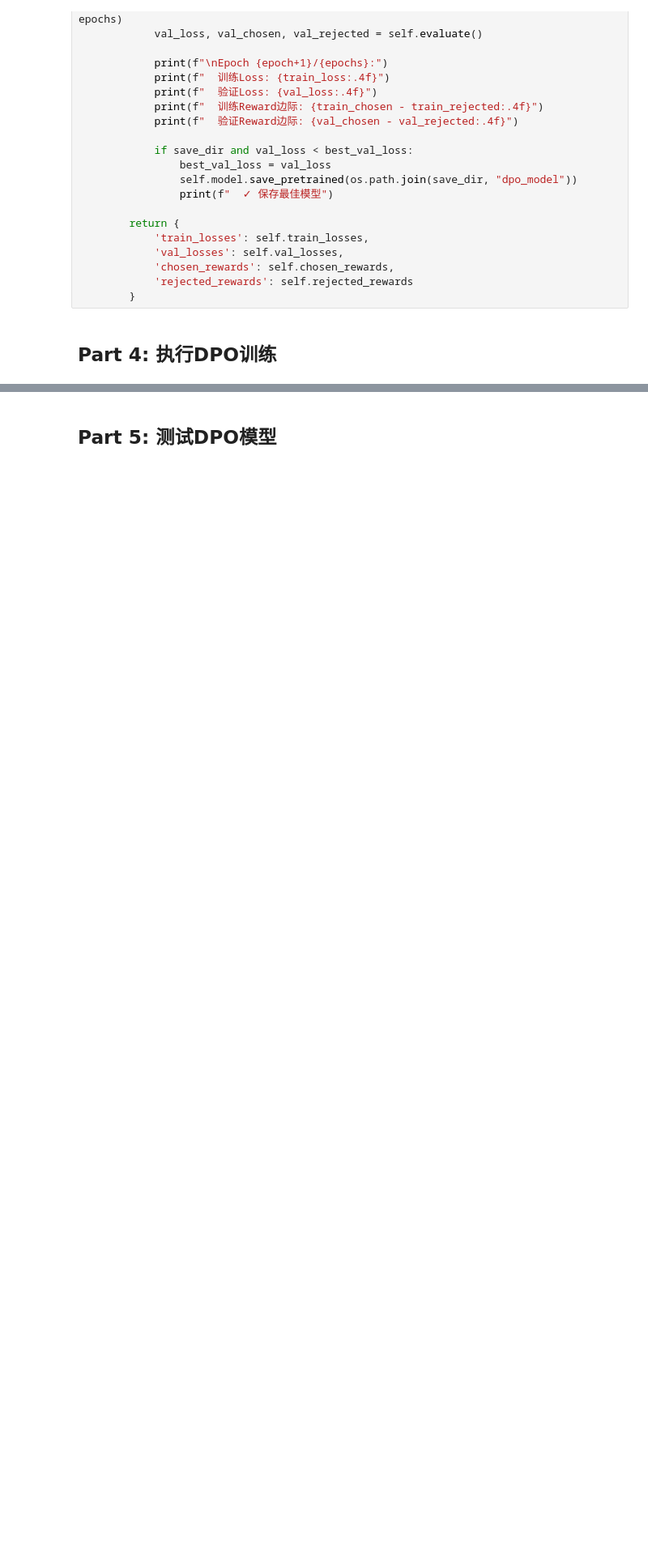
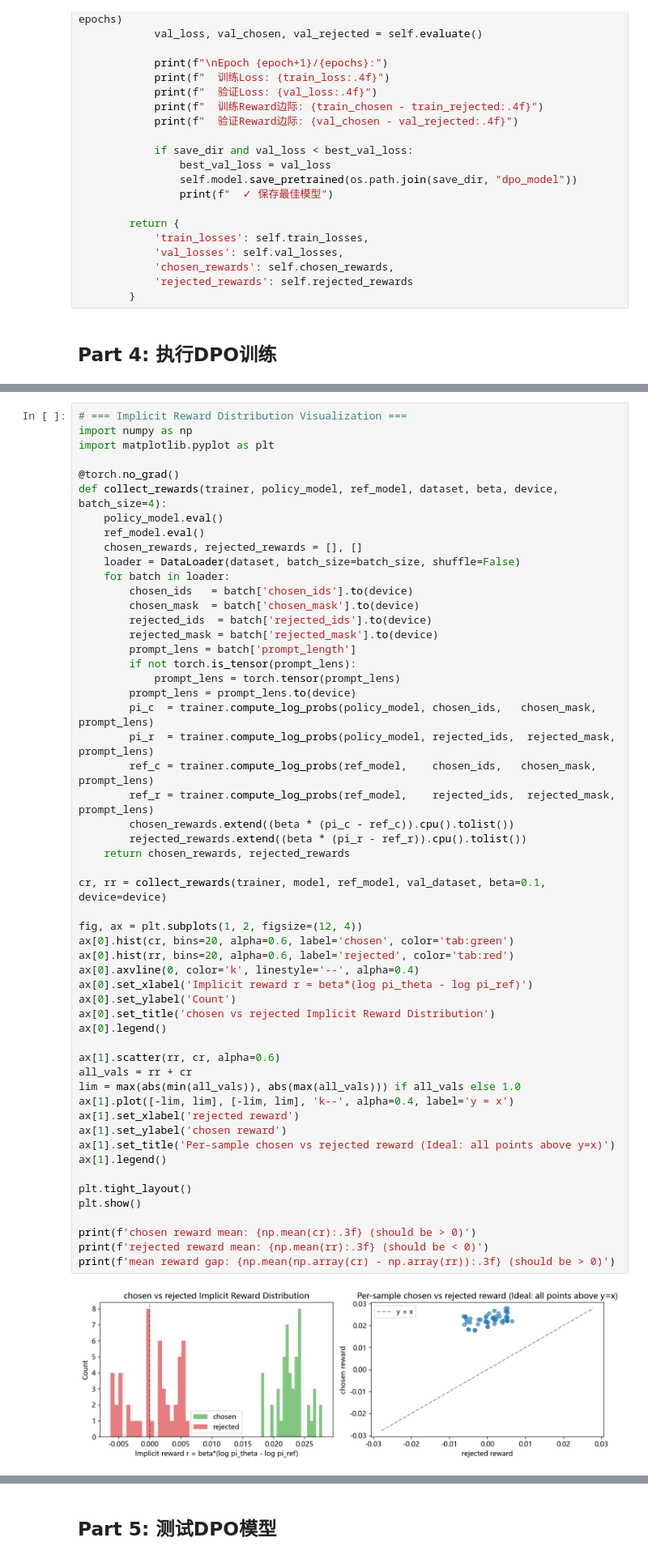
Before and after one commit to Greebbie/LLM-Agent-Core_Concept_Code, a Jupyter notebook: Custom_GPT_Training/04_DPO_Training.ipynb, the cells around one changed output, grey strips where cells are left out. Shown at 81% size. Drawn from its saved outputs; the diff is of its cells as text; blank space fills up the shorter version.

```diff
--- a/Custom_GPT_Training/04_DPO_Training.ipynb
+++ b/Custom_GPT_Training/04_DPO_Training.ipynb
@@ -604,0 +674,56 @@ print("(正值表示模型更偏好chosen回答)")
+# %%
+# === Implicit Reward Distribution Visualization ===
+import numpy as np
+import matplotlib.pyplot as plt
+
+@torch.no_grad()
+def collect_rewards(trainer, policy_model, ref_model, dataset, beta, device, batch_size=4):
+    policy_model.eval()
+    ref_model.eval()
+    chosen_rewards, rejected_rewards = [], []
+    loader = DataLoader(dataset, batch_size=batch_size, shuffle=False)
+    for batch in loader:
+        chosen_ids   = batch['chosen_ids'].to(device)
+        chosen_mask  = batch['chosen_mask'].to(device)
+        rejected_ids  = batch['rejected_ids'].to(device)
+        rejected_mask = batch['rejected_mask'].to(device)
+        prompt_lens = batch['prompt_length']
+        if not torch.is_tensor(prompt_lens):
+            prompt_lens = torch.tensor(prompt_lens)
+        prompt_lens = prompt_lens.to(device)
+        pi_c  = trainer.compute_log_probs(policy_model, chosen_ids,   chosen_mask,   prompt_lens)
+        pi_r  = trainer.compute_log_probs(policy_model, rejected_ids,  rejected_mask, prompt_lens)
+        ref_c = trainer.compute_log_probs(ref_model,    chosen_ids,   chosen_mask,   prompt_lens)
+        ref_r = trainer.compute_log_probs(ref_model,    rejected_ids,  rejected_mask, prompt_lens)
+        chosen_rewards.extend((beta * (pi_c - ref_c)).cpu().tolist())
+        rejected_rewards.extend((beta * (pi_r - ref_r)).cpu().tolist())
+    return chosen_rewards, rejected_rewards
+
+cr, rr = collect_rewards(trainer, model, ref_model, val_dataset, beta=0.1, device=device)
+
+fig, ax = plt.subplots(1, 2, figsize=(12, 4))
+ax[0].hist(cr, bins=20, alpha=0.6, label='chosen', color='tab:green')
+ax[0].hist(rr, bins=20, alpha=0.6, label='rejected', color='tab:red')
+ax[0].axvline(0, color='k', linestyle='--', alpha=0.4)
+ax[0].set_xlabel('Implicit reward r = beta*(log pi_theta - log pi_ref)')
+ax[0].set_ylabel('Count')
+ax[0].set_title('chosen vs rejected Implicit Reward Distribution')
+ax[0].legend()
+
+ax[1].scatter(rr, cr, alpha=0.6)
+all_vals = rr + cr
+lim = max(abs(min(all_vals)), abs(max(all_vals))) if all_vals else 1.0
+ax[1].plot([-lim, lim], [-lim, lim], 'k--', alpha=0.4, label='y = x')
+ax[1].set_xlabel('rejected reward')
+ax[1].set_ylabel('chosen reward')
+ax[1].set_title('Per-sample chosen vs rejected reward (Ideal: all points above y=x)')
+ax[1].legend()
+
+plt.tight_layout()
+plt.show()
+
+print(f'chosen reward mean: {np.mean(cr):.3f} (should be > 0)')
+print(f'rejected reward mean: {np.mean(rr):.3f} (should be < 0)')
+print(f'mean reward gap: {np.mean(np.array(cr) - np.array(rr)):.3f} (should be > 0)')
+# %% [output]
+[figure, added]
```
Also changed, not shown: parts of 10 cells of this notebook, 7 other files.
